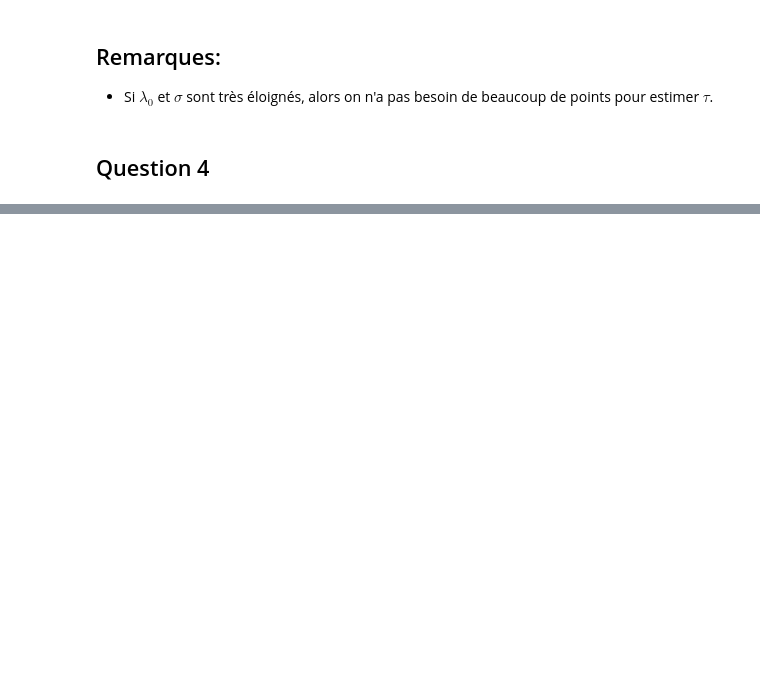
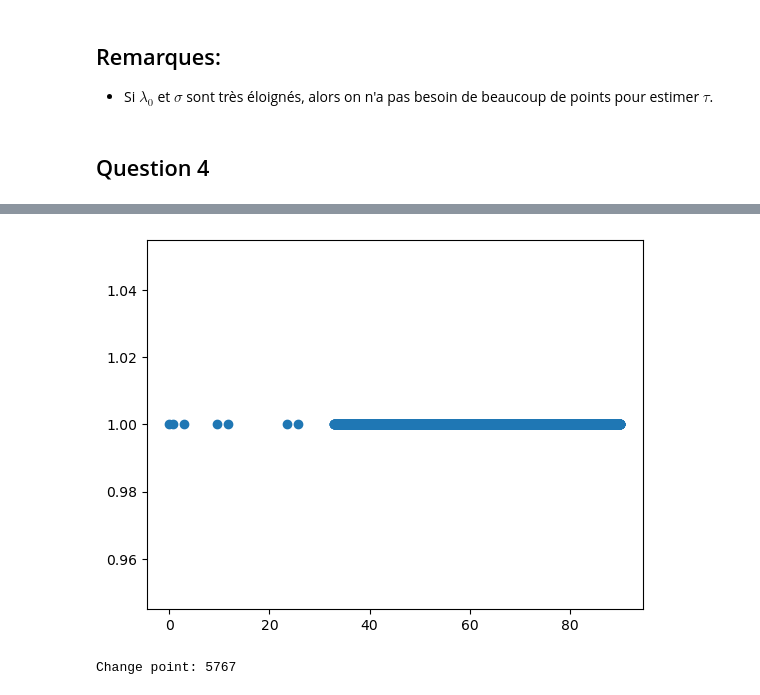
Before and after one commit to elfirdoussilab1/Disruption-Problem, a Jupyter notebook: Project 1 Disruption probelm.ipynb, the cells around one changed output, grey strips where cells are left out. Cells and saved outputs as stored; diff of their text form; code cells hidden in the pictures; blank space fills up the shorter version.

```diff
--- a/Project 1 Disruption probelm.ipynb
+++ b/Project 1 Disruption probelm.ipynb
@@ -263,0 +351,24 @@ plt.show()
+# %%
+epsilon = 20
+left = 0
+right = 90
+
+while abs(right - left) > epsilon:
+    mid = (left + right) / 2
+    intensity1=0
+    intensity2=0
+    for i, T_90_i in enumerate(T_90_list):
+        length = len(T_90_i)
+        intensity1 += point_process_intensity_interval(left, mid, T_90_i)
+        intensity2 += point_process_intensity_interval(mid, right, T_90_i)
+    intensity1 = intensity1/n
+    intensity2 = intensity2/n
+    if intensity1 < intensity2:
+        right = mid
+    else:
+        left = mid
+
+# Final inferred arrival time window
+arrival_window = (left, right)
+print("Inferred Arrival Time Window:", arrival_window)
+print(tau_1)
@@ -263,0 +380,24 @@ plt.show()
+# %%
+
+def cusum_change_point_detection(events, threshold):
+    n = len(events)
+    sums = np.zeros(n)
+    sums[0] = max(0, events[0] - threshold)
+
+    for i in range(1, n):
+        sums[i] = max(0, sums[i-1] + events[i] - threshold)
+
+    change_point = np.argmax(sums)
+
+    return change_point
+
+# Example usage
+events = [10, 12, 15, 20, 30, 25, 18, 10, 5, 10, 12, 14, 20, 25, 30, 35, 40, 35, 30, 25]
+threshold = 0
+plt.scatter(T_90_1, np.ones(len(T_90_1)))
+plt.show()
+change_point = cusum_change_point_detection(T_90_1, threshold)
+print("Change point:", change_point)
+# %% [output]
+[figure, added]
+Change point: 5767
```
Also changed, not shown: parts of 31 cells of this notebook.
